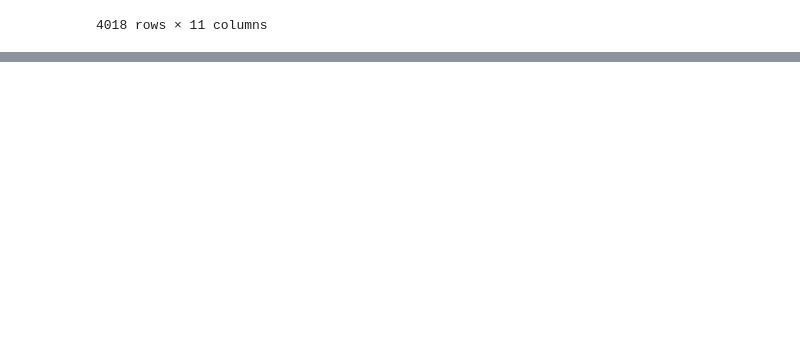
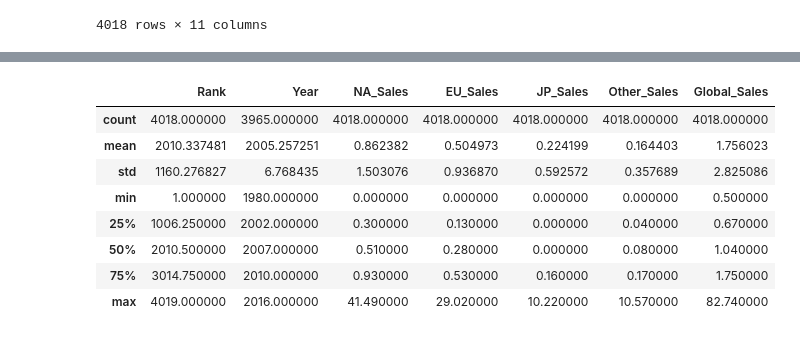
Before and after one commit to paulaked/data25-visualisations, a Jupyter notebook: task.ipynb, the cells around one changed output, grey strips where cells are left out. Saved outputs shown, nothing was run; the diff lists cells and outputs as text; code cells hidden in the pictures; blank space fills up the shorter version.

```diff
--- a/task.ipynb
+++ b/task.ipynb
@@ -55,0 +59,13 @@ TypeError: 'value' must be an instance of str or bytes, not a float
+# %%
+data = clean_data.describe()
+data
+# %% [output]
+|  | Rank | Year | NA_Sales | EU_Sales | JP_Sales | Other_Sales | Global_Sales |
+| count | 4018.000000 | 3965.000000 | 4018.000000 | 4018.000000 | 4018.000000 | 4018.000000 | 4018.000000 |
+| mean | 2010.337481 | 2005.257251 | 0.862382 | 0.504973 | 0.224199 | 0.164403 | 1.756023 |
+| std | 1160.276827 | 6.768435 | 1.503076 | 0.936870 | 0.592572 | 0.357689 | 2.825086 |
+| min | 1.000000 | 1980.000000 | 0.000000 | 0.000000 | 0.000000 | 0.000000 | 0.500000 |
+| 25% | 1006.250000 | 2002.000000 | 0.300000 | 0.130000 | 0.000000 | 0.040000 | 0.670000 |
+| 50% | 2010.500000 | 2007.000000 | 0.510000 | 0.280000 | 0.000000 | 0.080000 | 1.040000 |
+| 75% | 3014.750000 | 2010.000000 | 0.930000 | 0.530000 | 0.160000 | 0.170000 | 1.750000 |
+| max | 4019.000000 | 2016.000000 | 41.490000 | 29.020000 | 10.220000 | 10.570000 | 82.740000 |
```
Also changed, not shown: parts of 4 cells of this notebook.
